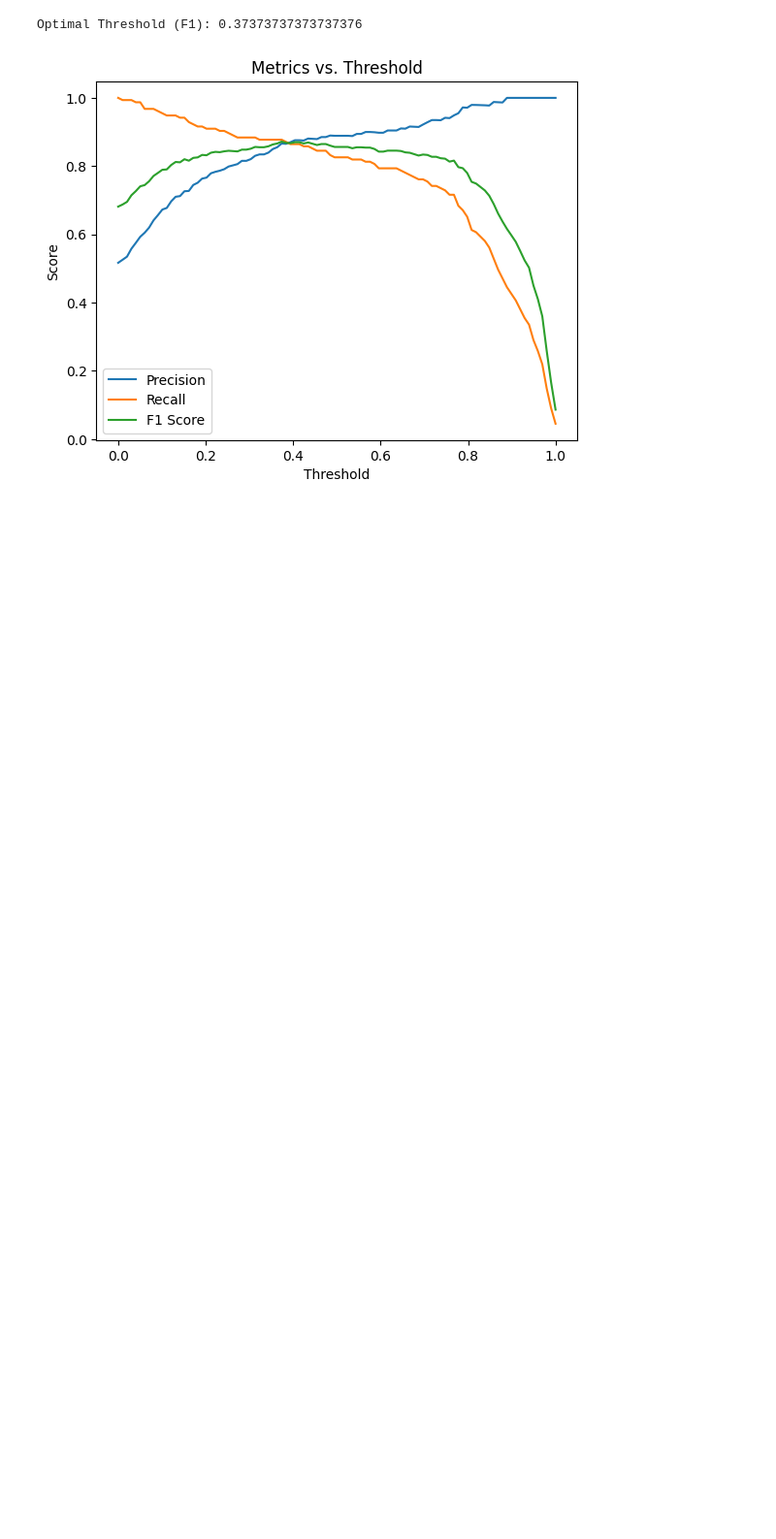
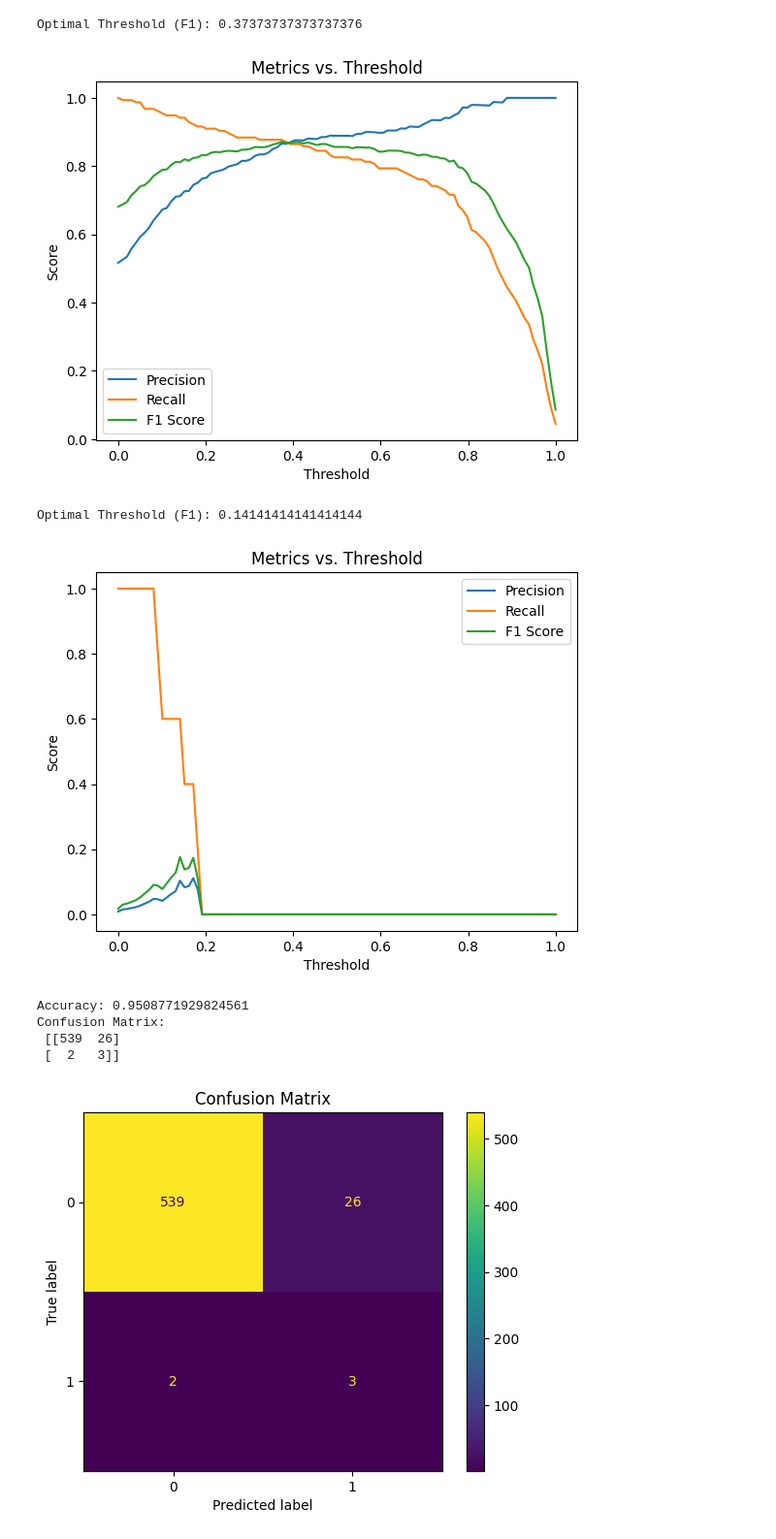
Before and after one commit to MikeFalkov/exoplanetDSA230, a Jupyter notebook: tk_test.ipynb, the cells around one changed output. Shown at 97% size. Drawn from its saved outputs; the diff is of its cells as text; code cells hidden in the pictures; blank space fills up the shorter version.

Commit message:
update tests

```diff
--- a/tk_test.ipynb
+++ b/tk_test.ipynb
@@ -30,3 +30,66 @@ y_final_pred = (y_probs >= optimal_threshold).astype(int)
 # %% [output]
 Optimal Threshold (F1): 0.37373737373737376
 [figure]
+# %%
+from exo_toolkit import *
+import pandas as pd
+from sklearn.ensemble import RandomForestClassifier
+from sklearn.metrics import accuracy_score, confusion_matrix
+from sklearn.preprocessing import StandardScaler
+from imblearn.over_sampling import SMOTE
+
+# Load data
+train_data = pd.read_csv('data/exoTrain.csv')
+test_data = pd.read_csv('data/exoTest.csv')
+
+# Separate features & labels
+X_train = train_data.iloc[:, 1:]
+y_train = train_data.iloc[:, 0]
+X_test = test_data.iloc[:, 1:]
+y_test = test_data.iloc[:, 0]
+
+# Map labels to binary: 1 → 0, 2 → 1
+y_train = y_train.map({1: 0, 2: 1})
+y_test = y_test.map({1: 0, 2: 1})
+
+# Scale features
+scaler = StandardScaler()
+X_train_scaled = scaler.fit_transform(X_train)
+X_test_scaled = scaler.transform(X_test)
+
+# Balance dataset using SMOTE
+smote = SMOTE(random_state=42)
+X_train_resampled, y_train_resampled = smote.fit_resample(X_train_scaled, y_train)
+
+# Train model
+model = RandomForestClassifier(random_state=42, class_weight='balanced')
+model.fit(X_train_resampled, y_train_resampled)
+
+# Predict probabilities
+y_probs = model.predict_proba(X_test_scaled)[:, 1]
+
+# Evaluate thresholds
+metrics = evaluate_thresholds(y_test, y_probs)
+
+# Find the optimal threshold (e.g., for F1 score)
+optimal_threshold = find_optimal_threshold(metrics, metric="f1")
+print(f"Optimal Threshold (F1): {optimal_threshold}")
+
+# Plot metrics for better understanding
+plot_metrics(metrics)
+
+# Apply the optimal threshold
+y_pred = (y_probs >= optimal_threshold).astype(int)
+
+# Evaluate model using the threshold
+print("Accuracy:", accuracy_score(y_test, y_pred))
+print("Confusion Matrix:\n", confusion_matrix(y_test, y_pred))
+plot_confusion_matrix(y_test, y_pred)
+# %% [output]
+Optimal Threshold (F1): 0.14141414141414144
+[figure, added]
+Accuracy: 0.9508771929824561
+Confusion Matrix:
+ [[539  26]
+ [  2   3]]
+[figure, added]
```
Also changed, not shown: 1 other file.
